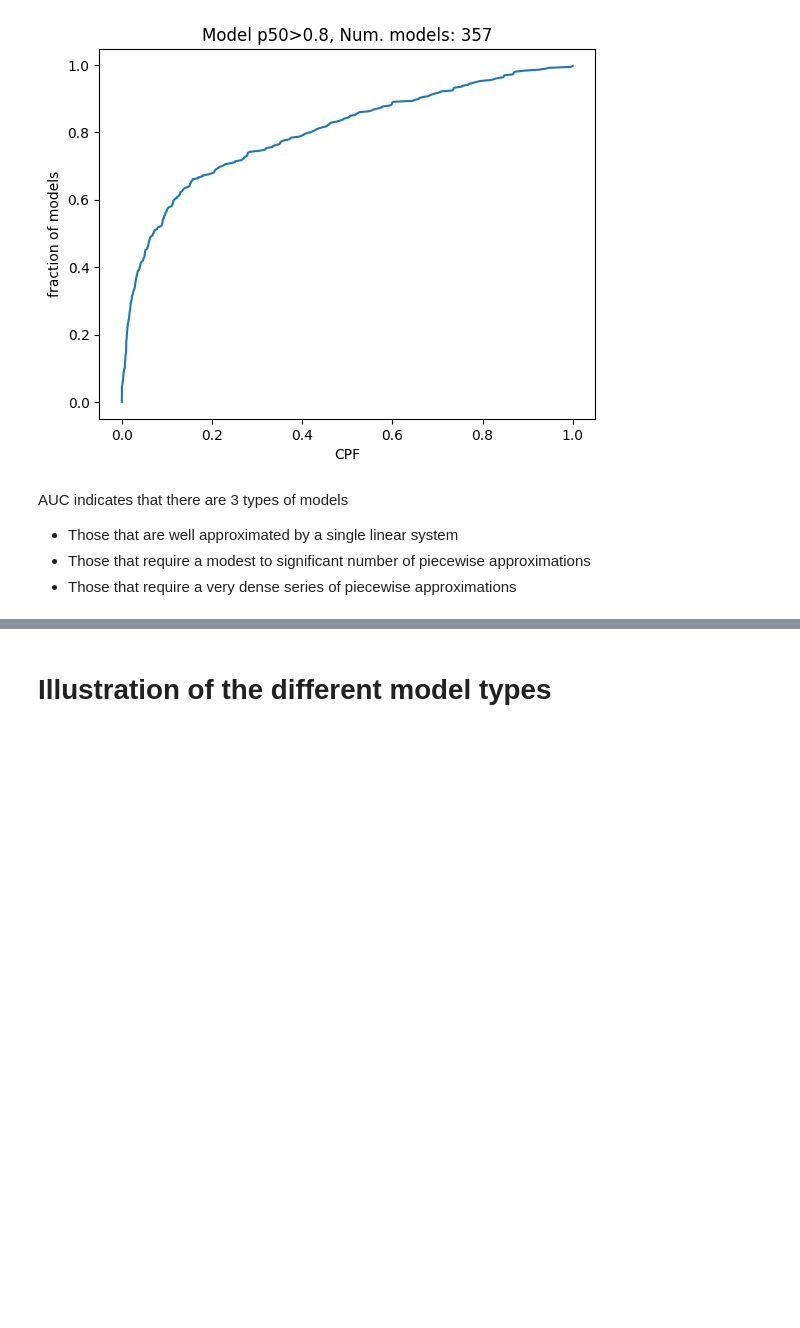
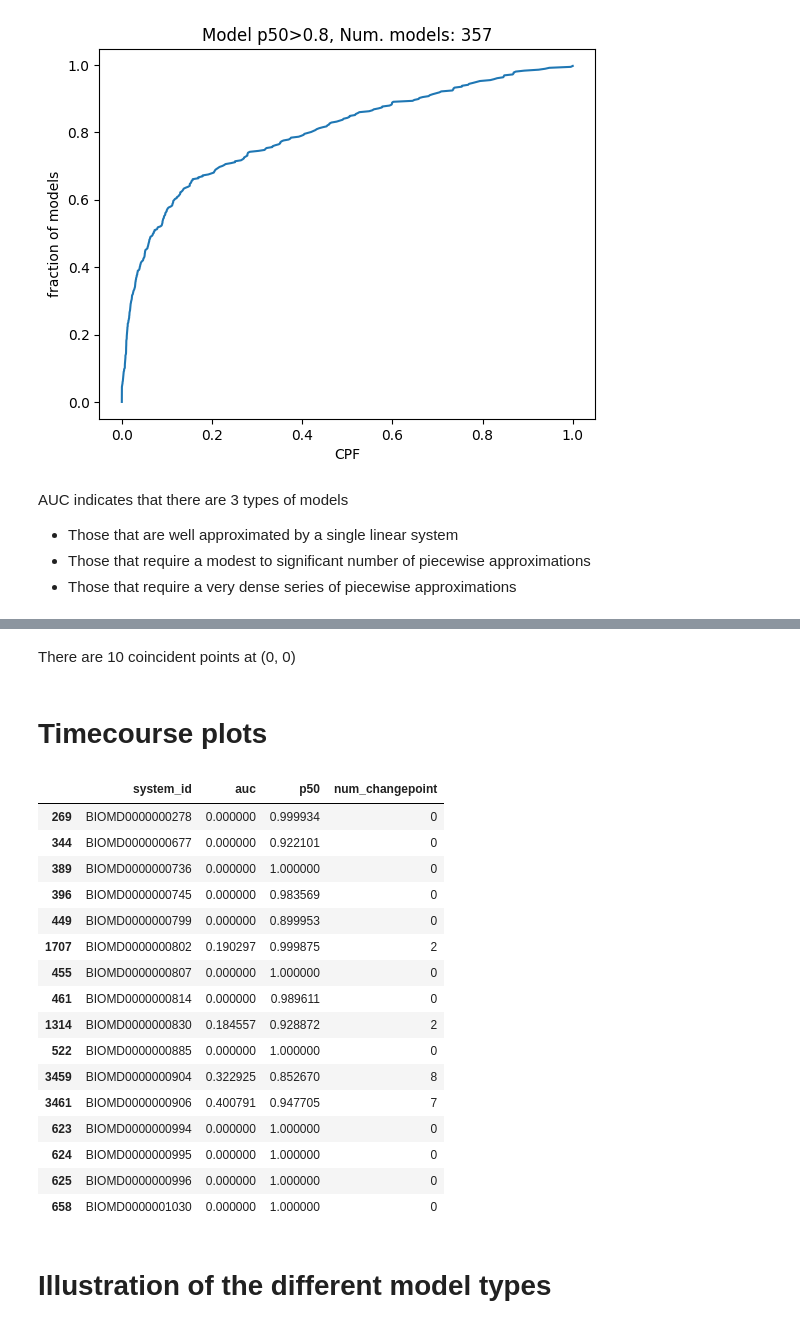
Before and after one commit to ModelEngineering/linearity_analysis, a Jupyter notebook: notebooks/psd_prediction_analysis.ipynb, the cells around one changed output, grey strips where cells are left out. Drawn from its saved outputs; the diff is of its cells as text; code cells hidden in the pictures; blank space fills up the shorter version.

```diff
--- a/notebooks/psd_prediction_analysis.ipynb
+++ b/notebooks/psd_prediction_analysis.ipynb
@@ -120,3 +132,27 @@ AUC indicates that there are 3 types of models
+# %% [markdown]
+There are 10 coincident points at (0, 0)
+# %% [markdown]
+# Timecourse plots
+# %%
+MODEL_DF [ MODEL_DF[cn.COL_NUM_CHANGEPOINT] <= 10 ][[cn.COL_SYSTEM_ID, cn.COL_AUC, cn.COL_P50, cn.COL_NUM_CHANGEPOINT]]
+# %% [output]
+|  | system_id | auc | p50 | num_changepoint |
+| 269 | BIOMD0000000278 | 0.000000 | 0.999934 | 0 |
+| 344 | BIOMD0000000677 | 0.000000 | 0.922101 | 0 |
+| 389 | BIOMD0000000736 | 0.000000 | 1.000000 | 0 |
+| 396 | BIOMD0000000745 | 0.000000 | 0.983569 | 0 |
+| 449 | BIOMD0000000799 | 0.000000 | 0.899953 | 0 |
+| 1707 | BIOMD0000000802 | 0.190297 | 0.999875 | 2 |
+| 455 | BIOMD0000000807 | 0.000000 | 1.000000 | 0 |
+| 461 | BIOMD0000000814 | 0.000000 | 0.989611 | 0 |
+| 1314 | BIOMD0000000830 | 0.184557 | 0.928872 | 2 |
+| 522 | BIOMD0000000885 | 0.000000 | 1.000000 | 0 |
+| 3459 | BIOMD0000000904 | 0.322925 | 0.852670 | 8 |
+| 3461 | BIOMD0000000906 | 0.400791 | 0.947705 | 7 |
+| 623 | BIOMD0000000994 | 0.000000 | 1.000000 | 0 |
+| 624 | BIOMD0000000995 | 0.000000 | 1.000000 | 0 |
+| 625 | BIOMD0000000996 | 0.000000 | 1.000000 | 0 |
+| 658 | BIOMD0000001030 | 0.000000 | 1.000000 | 0 |
 # %% [markdown]
 # Illustration of the different model types
 # %%
```
Also changed, not shown: parts of 10 cells of this notebook, 3 other files.
